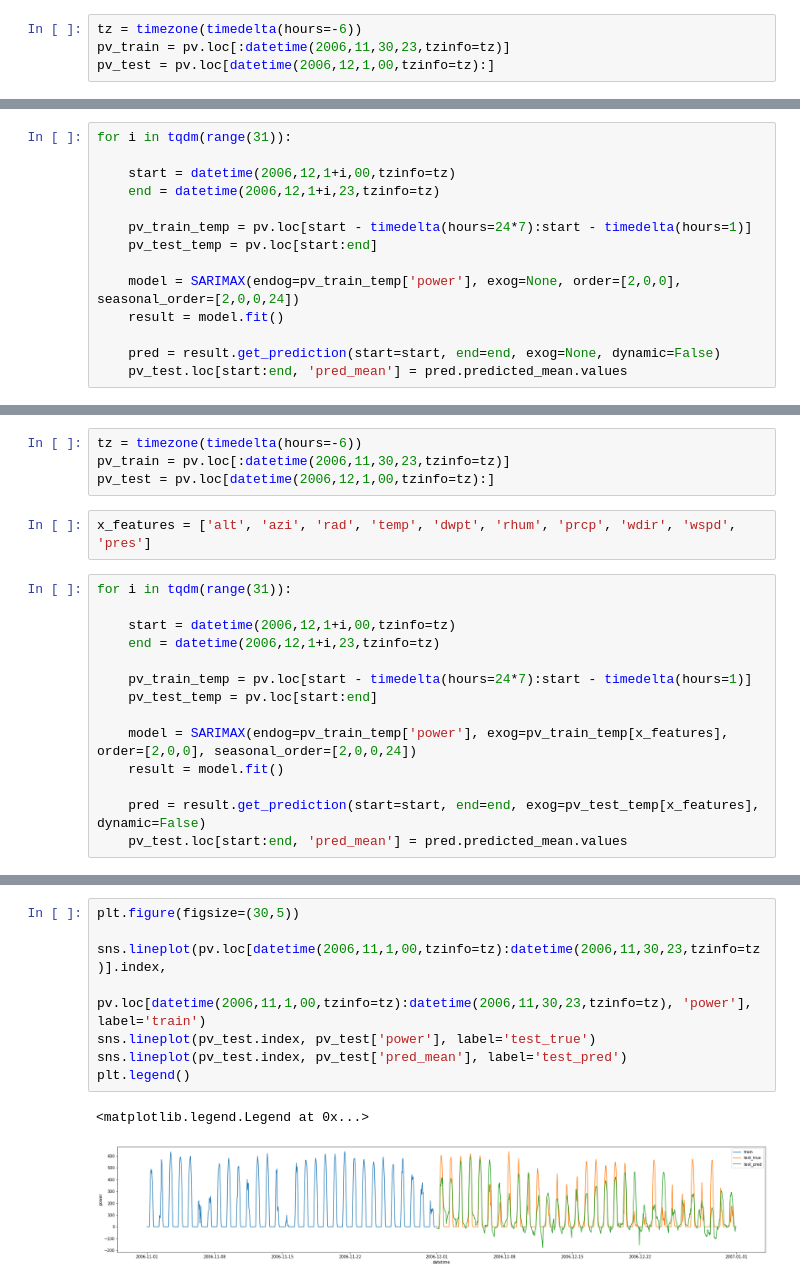
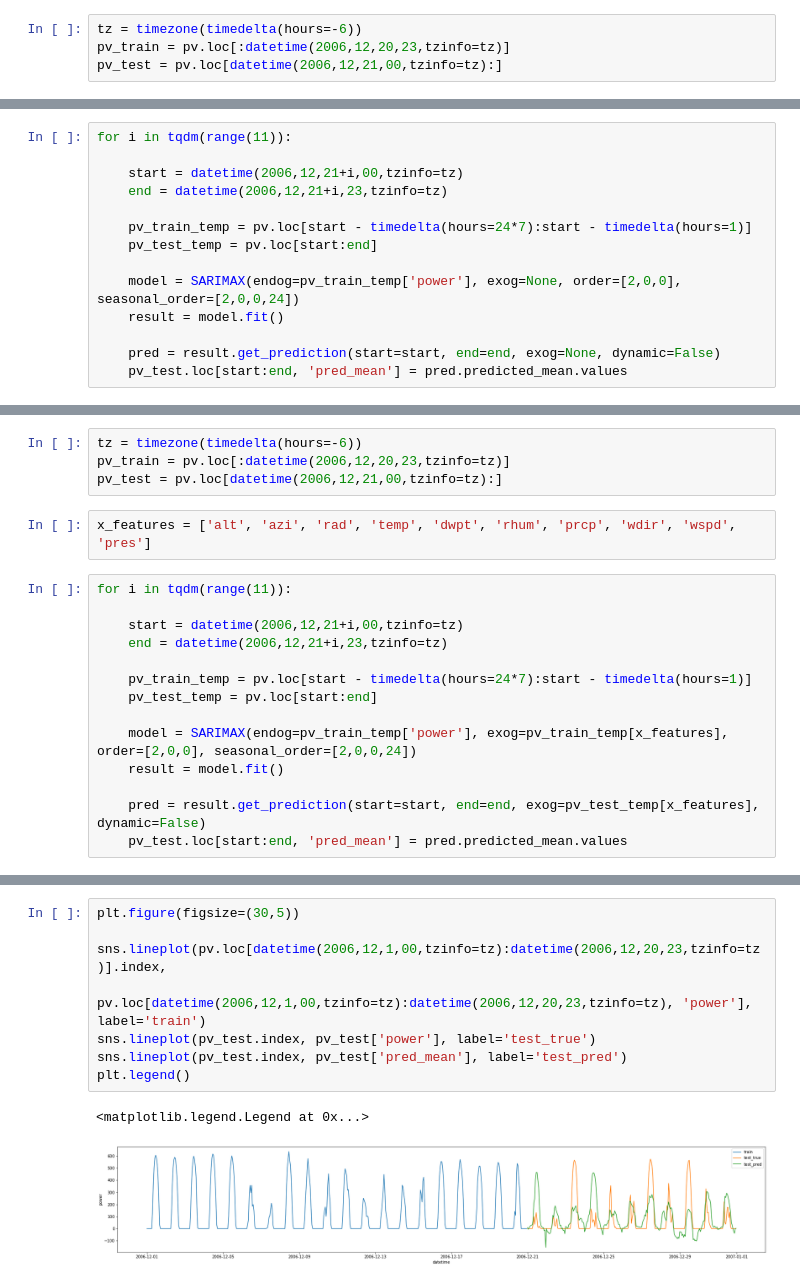
Before and after one commit to Yyyyyjkim/Time_series, a Jupyter notebook: 02_Statistical_models/01_SARIMA_seq2seq.ipynb, the cells around one changed output, grey strips where cells are left out. Saved outputs shown, nothing was run; the diff lists cells and outputs as text.

```diff
--- a/02_Statistical_models/01_SARIMA_seq2seq.ipynb
+++ b/02_Statistical_models/01_SARIMA_seq2seq.ipynb
@@ -83,15 +83,15 @@ Q : acf기준 계절성 주기가 몇 번 반복 됐는지 확인 -> 5
 m : 계절성 주기 -> 24
 # %%
 tz = timezone(timedelta(hours=-6))
-pv_train = pv.loc[:datetime(2006,11,30,23,tzinfo=tz)]
-pv_test = pv.loc[datetime(2006,12,1,00,tzinfo=tz):]
+pv_train = pv.loc[:datetime(2006,12,20,23,tzinfo=tz)]
+pv_test = pv.loc[datetime(2006,12,21,00,tzinfo=tz):]
 # %%
 x_features = ['alt', 'azi', 'rad', 'temp', 'dwpt', 'rhum', 'prcp', 'wdir', 'wspd', 'pres']
 # %%
-for i in tqdm(range(31)):
+for i in tqdm(range(11)):
 
-    start = datetime(2006,12,1+i,00,tzinfo=tz)
-    end = datetime(2006,12,1+i,23,tzinfo=tz)
+    start = datetime(2006,12,21+i,00,tzinfo=tz)
+    end = datetime(2006,12,21+i,23,tzinfo=tz)
 
     pv_train_temp = pv.loc[start - timedelta(hours=24*7):start - timedelta(hours=1)]
     pv_test_temp = pv.loc[start:end]
@@ -133,15 +133,15 @@ test R2: 0.51467
 # SARIMAX
 # %%
 tz = timezone(timedelta(hours=-6))
-pv_train = pv.loc[:datetime(2006,11,30,23,tzinfo=tz)]
-pv_test = pv.loc[datetime(2006,12,1,00,tzinfo=tz):]
+pv_train = pv.loc[:datetime(2006,12,20,23,tzinfo=tz)]
+pv_test = pv.loc[datetime(2006,12,21,00,tzinfo=tz):]
 # %%
 x_features = ['alt', 'azi', 'rad', 'temp', 'dwpt', 'rhum', 'prcp', 'wdir', 'wspd', 'pres']
 # %%
-for i in tqdm(range(31)):
+for i in tqdm(range(11)):
 
-    start = datetime(2006,12,1+i,00,tzinfo=tz)
-    end = datetime(2006,12,1+i,23,tzinfo=tz)
+    start = datetime(2006,12,21+i,00,tzinfo=tz)
+    end = datetime(2006,12,21+i,23,tzinfo=tz)
 
     pv_train_temp = pv.loc[start - timedelta(hours=24*7):start - timedelta(hours=1)]
     pv_test_temp = pv.loc[start:end]
@@ -160,14 +165,14 @@ See the caveats in the documentation: https://pandas.pydata.org/pandas-docs/stab
 # %%
 plt.figure(figsize=(30,5))
 
-sns.lineplot(pv.loc[datetime(2006,11,1,00,tzinfo=tz):datetime(2006,11,30,23,tzinfo=tz)].index,
-             pv.loc[datetime(2006,11,1,00,tzinfo=tz):datetime(2006,11,30,23,tzinfo=tz), 'power'], label='train')
+sns.lineplot(pv.loc[datetime(2006,12,1,00,tzinfo=tz):datetime(2006,12,20,23,tzinfo=tz)].index,
+             pv.loc[datetime(2006,12,1,00,tzinfo=tz):datetime(2006,12,20,23,tzinfo=tz), 'power'], label='train')
 sns.lineplot(pv_test.index, pv_test['power'], label='test_true')
 sns.lineplot(pv_test.index, pv_test['pred_mean'], label='test_pred')
 plt.legend()
 # %% [output]
 <matplotlib.legend.Legend at 0x...>
-[figure, old version]
+[figure, new version]
 # %%
 print(f"test MSE: {mean_squared_error(pv_test['power'], pv_test['pred_mean']):.5f}")
 print(f"test R2: {r2_score(pv_test['power'], pv_test['pred_mean']):.5f}")
```
Also changed, not shown: parts of 4 cells of this notebook.
